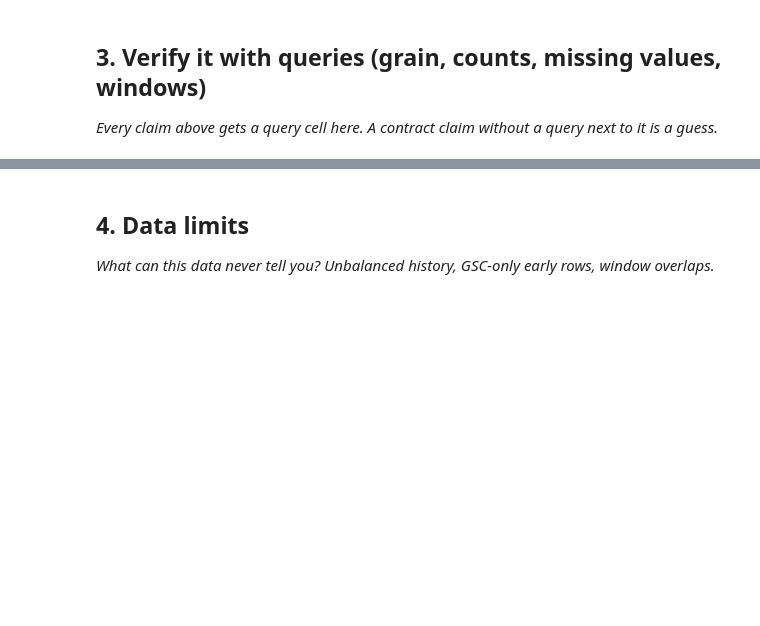
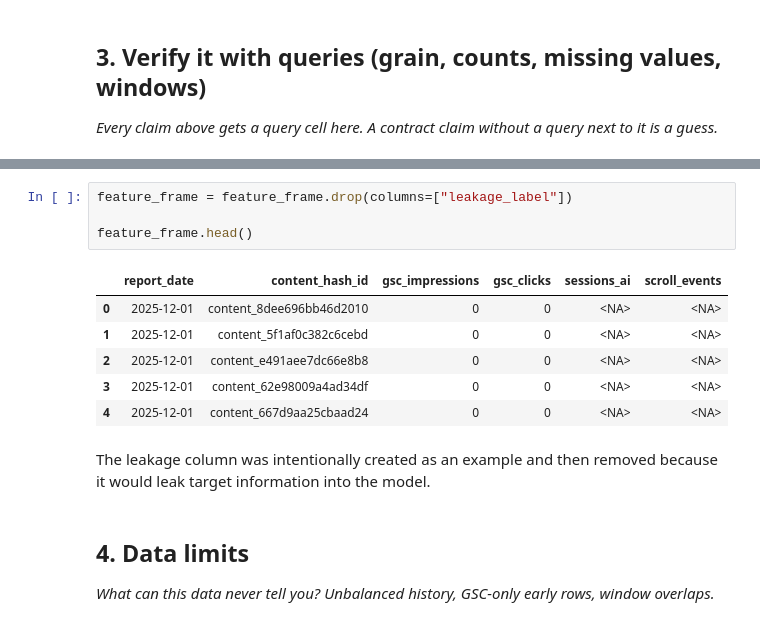
Before and after one commit to nadineshegazy-bit/FlyRankAI, a Jupyter notebook: work/notebooks/w03_data_contract.ipynb, the cells around one changed output, grey strips where cells are left out. Drawn from its saved outputs; the diff is of its cells as text; blank space fills up the shorter version.

```diff
--- a/work/notebooks/w03_data_contract.ipynb
+++ b/work/notebooks/w03_data_contract.ipynb
@@ -280,3 +290,16 @@ FROM read_parquet('{rel}/fact_content_daily_performance/**/*.parquet')
+# %%
+feature_frame = feature_frame.drop(columns=["leakage_label"])
+
+feature_frame.head()
+# %% [output]
+|  | report_date | content_hash_id | gsc_impressions | gsc_clicks | sessions_ai | scroll_events |
+| 0 | 2025-12-01 | content_8dee696bb46d2010 | 0 | 0 | <NA> | <NA> |
+| 1 | 2025-12-01 | content_5f1af0c382c6cebd | 0 | 0 | <NA> | <NA> |
+| 2 | 2025-12-01 | content_e491aee7dc66e8b8 | 0 | 0 | <NA> | <NA> |
+| 3 | 2025-12-01 | content_62e98009a4ad34df | 0 | 0 | <NA> | <NA> |
+| 4 | 2025-12-01 | content_667d9aa25cbaad24 | 0 | 0 | <NA> | <NA> |
+# %% [markdown]
+The leakage column was intentionally created as an example and then removed because it would leak target information into the model.
 # %% [markdown]
 ## 4. Data limits
 
```
Also changed, not shown: parts of 21 cells of this notebook.
